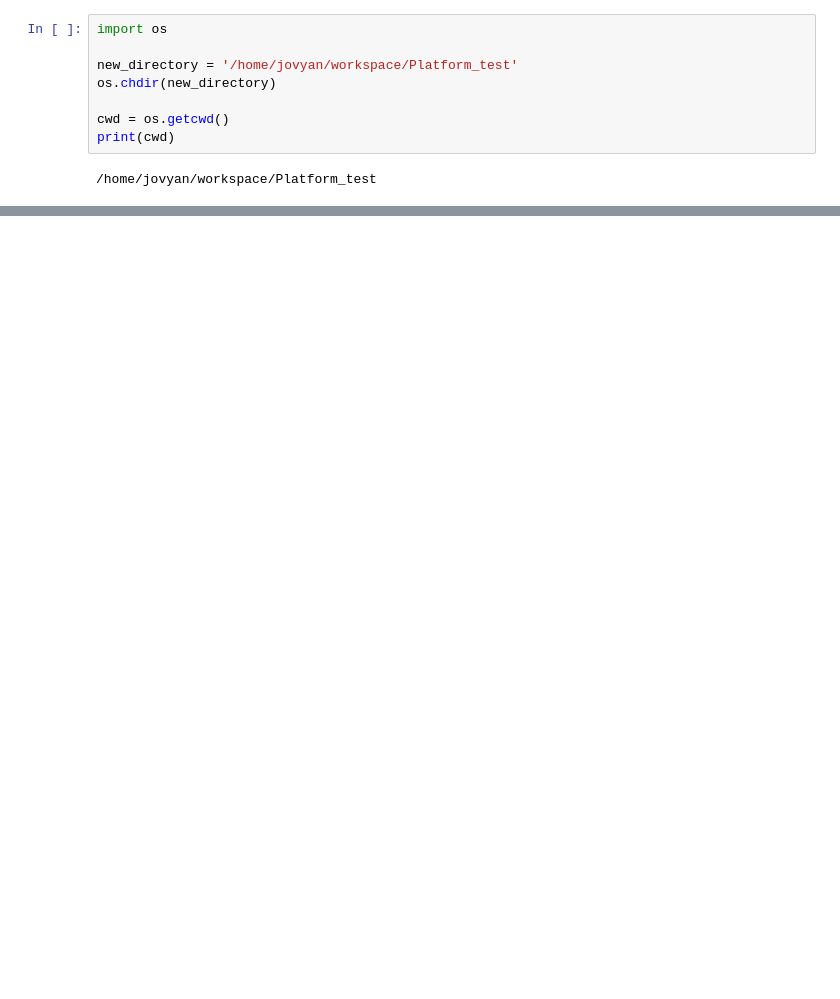
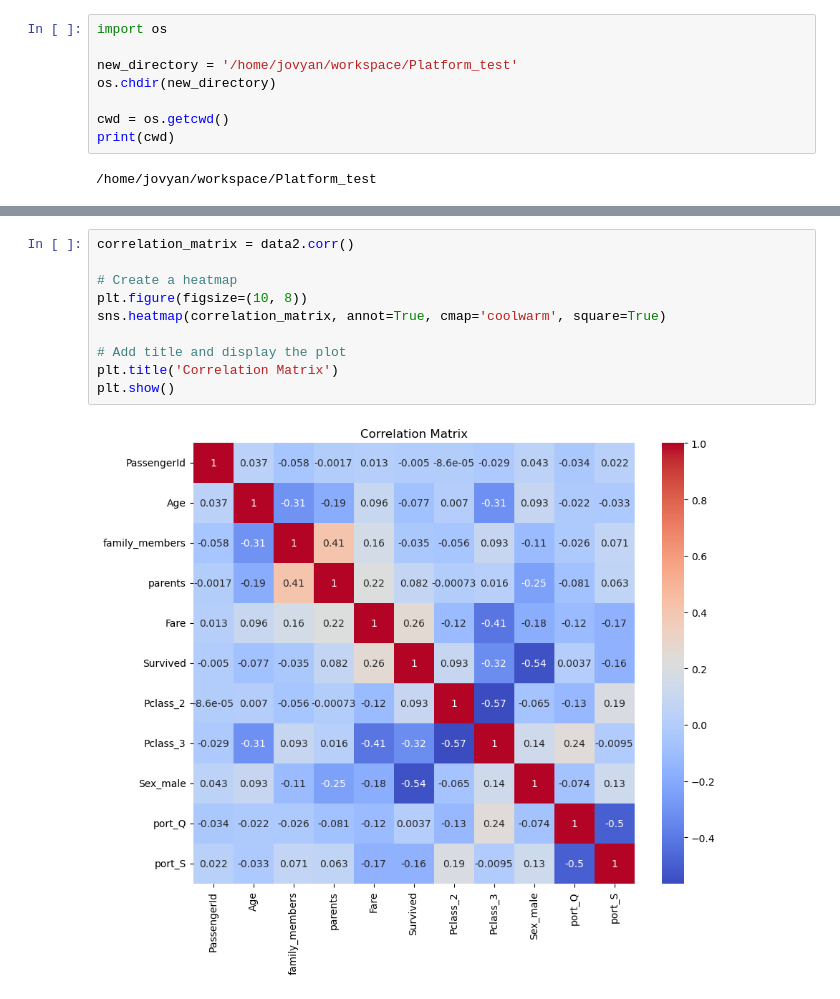
Before and after one commit to Anand-Karan/Platform_test, a Jupyter notebook: Code/Titanic.ipynb, the cells around one changed output, grey strips where cells are left out. Saved outputs shown, nothing was run; the diff lists cells and outputs as text; blank space fills up the shorter version.

```diff
--- a/Code/Titanic.ipynb
+++ b/Code/Titanic.ipynb
@@ -35,0 +66,12 @@ data.describe()
+# %%
+correlation_matrix = data2.corr()
+
+# Create a heatmap
+plt.figure(figsize=(10, 8))
+sns.heatmap(correlation_matrix, annot=True, cmap='coolwarm', square=True)
+
+# Add title and display the plot
+plt.title('Correlation Matrix')
+plt.show()
+# %% [output]
+[figure, added]
```
Also changed, not shown: parts of 21 cells of this notebook.
